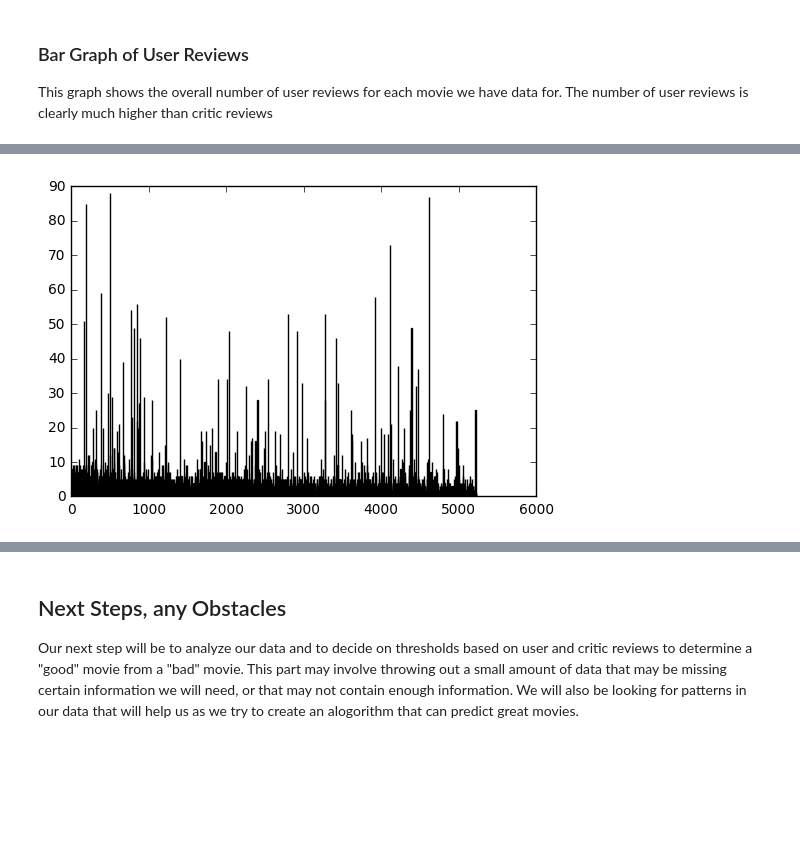
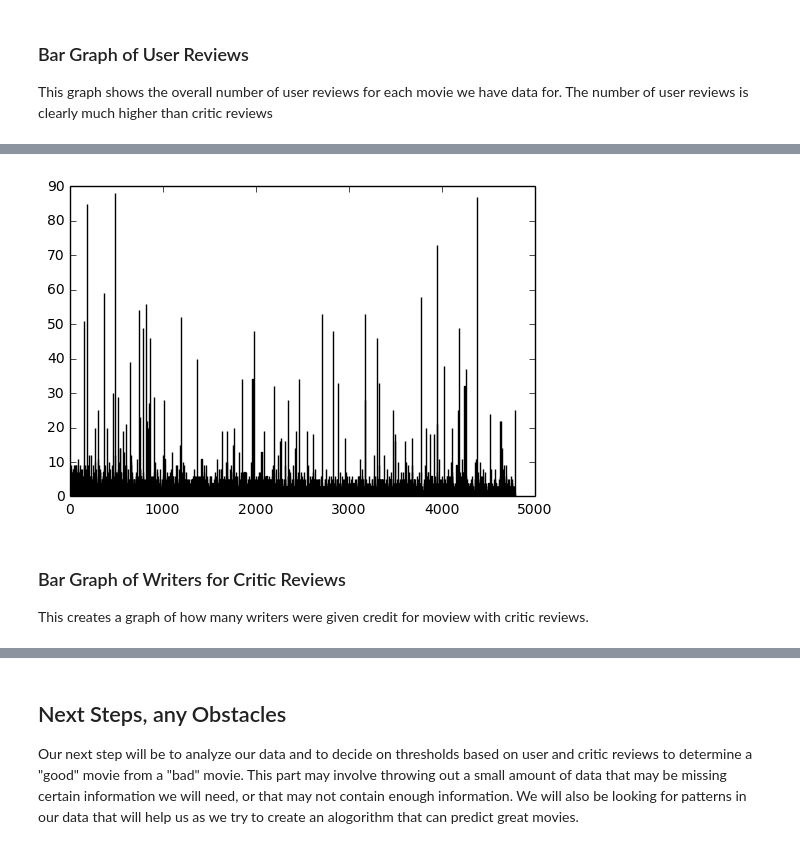
Before and after one commit to CSCI4800-Fall2016-Group12/IMDB-Rating-Prediction, a Jupyter notebook: Data Exploration.ipynb, the cells around one changed output, grey strips where cells are left out. Saved outputs shown, nothing was run; the diff lists cells and outputs as text; code cells hidden in the pictures; blank space fills up the shorter version.

```diff
--- a/Data Exploration.ipynb
+++ b/Data Exploration.ipynb
@@ -348 +336,10 @@ headernum = dict(zip(headers, range(len(headers))))
+# %%
+%matplotlib inline
+import csv
+import numpy as np
+import pylab
+import pandas as pd
+
+user_movdata = pd.read_csv('Datasets/full_user_dataset.csv')
+critic_movdata = pd.read_csv('Datasets/full_critic_dataset.csv')
 # %% [markdown]
@@ -351,7 +348,6 @@ This function allows us to clean missing data from our dictionary and create a n
 # %%
-def getcol(name):
-    icol = headernum[name]
-    return [x[icol] for x in movdata if x != '']
+def getcol(colname, dataset):
+    return [x[colname] for i, x in dataset.iterrows()]
 # %% [markdown]
 ###  Histogram of User Reviews on a 1-10 scale
 All user reviews from our data are put into a histogram showing the data skew toward the right for a hire ratings among users.
@@ -436,14 +402,16 @@ This creates a graph of how many writers were given credit for each movie.
 # %%
-writer_count = getcol('writer_info')
-writer_count.pop(0)
-writers = list()
+user_writer_count = getcol('writer_info', user_movdata)
+user_writers = list()
 i = 0
-while i < len(writer_count):
-    writers.append((writer_count[i].count('|') + 1))   #add 1 to account that '|' is between actors only
+while i < len(user_writer_count):
+    user_writers.append((user_writer_count[i].count('|') + 1))   #add 1 to account that '|' is between actors only
     i = i + 1
 
-N = len(writers)
+N = len(user_writers)
 x = range(N)
-h5 = pylab.bar(x, writers, .5)
+h5 = pylab.bar(x, user_writers, .5)
 # %% [output]
-[figure, old version]
+[figure, new version]
+# %% [markdown]
+### Bar Graph of Writers for Critic Reviews
+This creates a graph of how many writers were given credit for moview with critic reviews.
```
Also changed, not shown: parts of 16 cells of this notebook.
